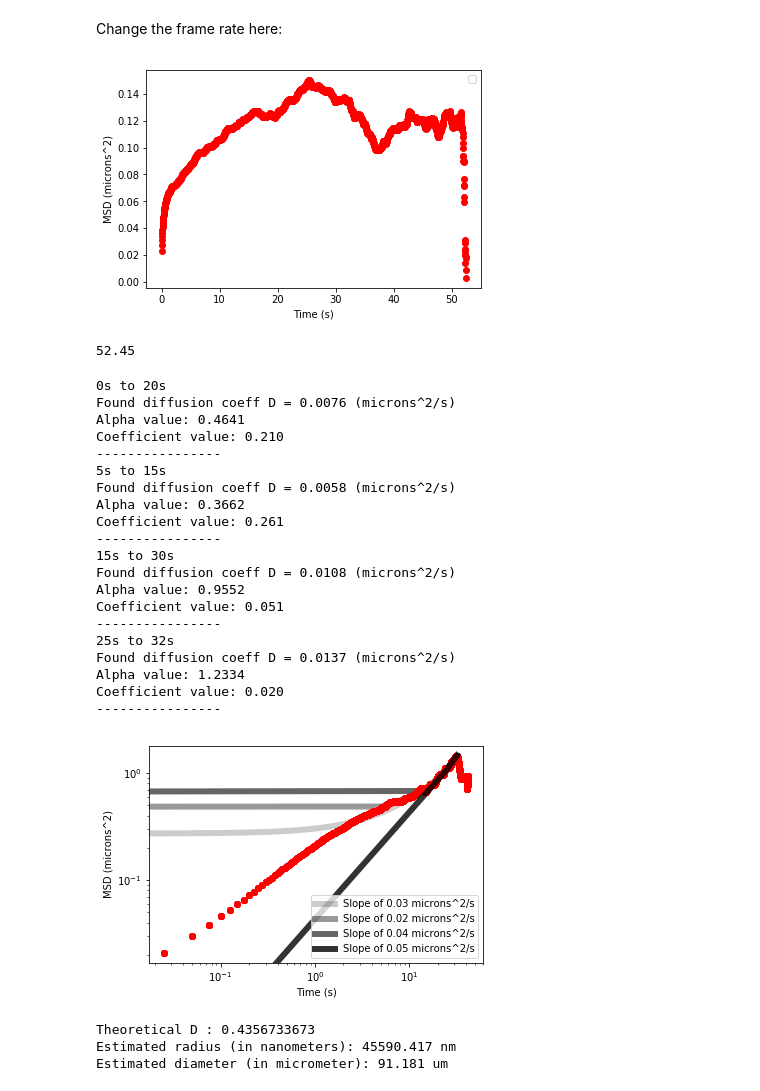
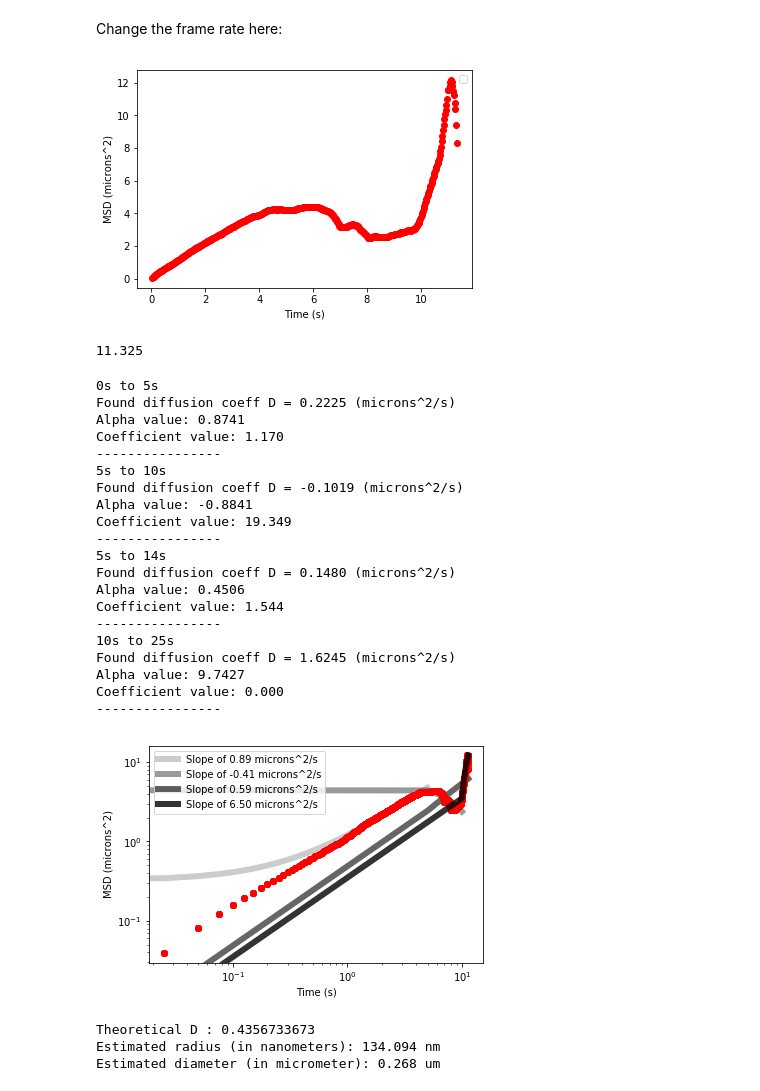
Before and after one commit to chmatsuda/ParticleTracking-Python, a Jupyter notebook: jupyter_notebooks/Loading Tracks.ipynb, the cells around one changed output. Saved outputs shown, nothing was run; the diff lists cells and outputs as text; code cells hidden in the pictures.

```diff
--- a/jupyter_notebooks/Loading Tracks.ipynb
+++ b/jupyter_notebooks/Loading Tracks.ipynb
@@ -81,8 +33,9 @@ Now we'll run the feature-finding algorithm with the paramters we found on *all*
 # %%
-data_dir = "Z:\\ChristelleSummer2018\\Data\\BeadsInConditions\\Actin\\2018_07_13\\2018_07_13_Actin40fps_1\\"
-f = open(data_dir+'mt.p','rb')
+data_directory = "Z:\\ChristelleSummer2018\\Data\\BeadsInConditions\\Copolymerized\\2018_07_13\\40\\2018_07_13_Copoly40fps_1\\"
+f = open(data_directory+'mt.p','rb')
 mt = pickle.load(f)
 f.close()
+frame_rate = 40.0
 # %% [markdown]
 In each frame, the code has identified particles (i.e., features). Now we have to link them together into "tracks."
 # %%
@@ -134,7 +89,7 @@ for i in range(1,int(tracks[:,7].max()+1)):
 # %% [markdown]
 # Finding the inital diffusion coefficient
 # %%
-num_frames = 2100
+num_frames = int(51*frame_rate)
 total_sd = np.zeros((num_frames)) #total squared displacements
 num_sd = np.zeros((num_frames)) #number of squared displacements
 len_cutoff = 10
@@ -167,8 +122,15 @@ pixel_size = 0.189 #Multiplying by 2 because image was 2x2 binned. This is for 4
 
 w = np.where(num_sd>0)
 msd = (total_sd[w]/num_sd[w]) * (pixel_size**2)
-frame_rate = 40.0
 times = np.arange(1,len(msd)+1)/frame_rate
+
+##Saves the msds as a python file to be used later and as a csv text file for ease of access
+save_to = '\\'.join(data_directory.split("\\")[:-2])
+pickle.dump(msd, open(save_to + '\\MSD\\msd1.p' , 'wb')) ##this will save to the
+pickle.dump(times, open(save_to + '\\MSD\\times1.p' , 'wb'))
+np.savetxt(data_directory+'TimesMsd.txt',np.transpose((times,msd)),delimiter=',')
+## pickle.dump(video_number, open(save_to + '\\'+'video_number.p', 'wb')) ##this will save to the fps folder and keep overwriting...
+
 
 mpld3.enable_notebook()
 
@@ -176,23 +138,23 @@ pylab.plot(times, msd,'ro') #Plot mean-squared displacement versus time with red
 pylab.legend() #puts the 'label' on the plot
 pylab.xlabel('Time (s)');
 pylab.ylabel('MSD (microns^2)');
+pylab.savefig(data_directory+'MSDPlot.png')
 # %% [output]
-[figure, old version]
+[figure, new version]
 # %%
-np.savetxt(data_dir+'Times.txt',times,delimiter=',')
-np.savetxt(data_dir+'Msd.txt',msd,delimiter=',')
 np.savetxt(data_dir+'TimesMsd.txt',np.transpose((times,msd)),delimiter=',')
 print times[-1]
 # %% [output]
-52.45
+11.325
 # %%
 ## Getting different diffusion coefficients for different time ranges
 ## (0 to 5s, 0 to 10s, 10 to 50s, this is what sylas does)
 mpld3.enable_notebook()
 
-cutoff_start =[0,5,15,25]
-cutoff_stop = [20,15,30,32]
-
+cutoff_start =[0,5,5,10]
+cutoff_stop = [5,10,14,25]
+DiffusionCoeffs = np.empty(len(cutoff_start))
+AlphaValues = np.empty(len(cutoff_start))
 
 for p in range(0, len(cutoff_start)):
     start = cutoff_start[p]
@@ -224,51 +186,51 @@ for p in range(0, len(cutoff_start)):
         begin = 4
         logtimes = np.log(times[begin:end])
         logmsd = np.log(msd[begin:end])
         fit = np.polyfit(logtimes,logmsd,1)
         alphapower = fit[0]
         logx = fit[1]
         k= np.exp(logx)
         print "Alpha value: %.4f " % alphapower
         print "Coefficient value: %.3f " % k
     else:
         logtimes = np.log(times[begin:end])
         logmsd = np.log(msd[begin:end])
         fit = np.polyfit(logtimes,logmsd,1)
         alphapower = fit[0]
         logx = fit[1]
         k= np.exp(logx)
         print "Alpha value: %.4f " % alphapower
         print "Coefficient value: %.3f " % k
 
     AlphaValues[p]= alphapower
     print ("----------------")
 pylab.legend() #puts the 'label' on the plot
 pylab.xlabel('Time (s)');
 pylab.ylabel('MSD (microns^2)');
 
-pylab.savefig(data_dir+'Plot.png')
+pylab.savefig(data_directory+'\\MSDLogLogPlot.png')
 # %% [output]
-0s to 20s
-Found diffusion coeff D = 0.0076 (microns^2/s)
-Alpha value: 0.4641
-Coefficient value: 0.210
+0s to 5s
+Found diffusion coeff D = 0.2225 (microns^2/s)
+Alpha value: 0.8741
+Coefficient value: 1.170
 ----------------
-5s to 15s
-Found diffusion coeff D = 0.0058 (microns^2/s)
-Alpha value: 0.3662
-Coefficient value: 0.261
+5s to 10s
+Found diffusion coeff D = -0.1019 (microns^2/s)
+Alpha value: -0.8841
+Coefficient value: 19.349
 ----------------
-15s to 30s
-Found diffusion coeff D = 0.0108 (microns^2/s)
-Alpha value: 0.9552
-Coefficient value: 0.051
+5s to 14s
+Found diffusion coeff D = 0.1480 (microns^2/s)
+Alpha value: 0.4506
+Coefficient value: 1.544
 ----------------
-25s to 32s
-Found diffusion coeff D = 0.0137 (microns^2/s)
-Alpha value: 1.2334
-Coefficient value: 0.020
+10s to 25s
+Found diffusion coeff D = 1.6245 (microns^2/s)
+Alpha value: 9.7427
+Coefficient value: 0.000
 ----------------
-[figure, old version]
+[figure, new version]
 # %%
 
 #Some parameters...
@@ -283,8 +245,8 @@ print "Estimated radius (in nanometers): %.3f nm" % (est_radius*1e9)
 print "Estimated diameter (in micrometer): %.3f um" % (est_radius*1e6*2)
 # %% [output]
 Theoretical D : 0.4356733673
-Estimated radius (in nanometers): 45590.417 nm
-Estimated diameter (in micrometer): 91.181 um
+Estimated radius (in nanometers): 134.094 nm
+Estimated diameter (in micrometer): 0.268 um
 # %%
 pickle.dump(DiffusionCoeffs, open(data_directory + '\\D.p', 'wb'))
 pickle.dump(AlphaValues, open(data_directory + '\\AlphaValues.p', 'wb'))
```
Also changed, not shown: parts of 9 cells of this notebook, 11 other files.
